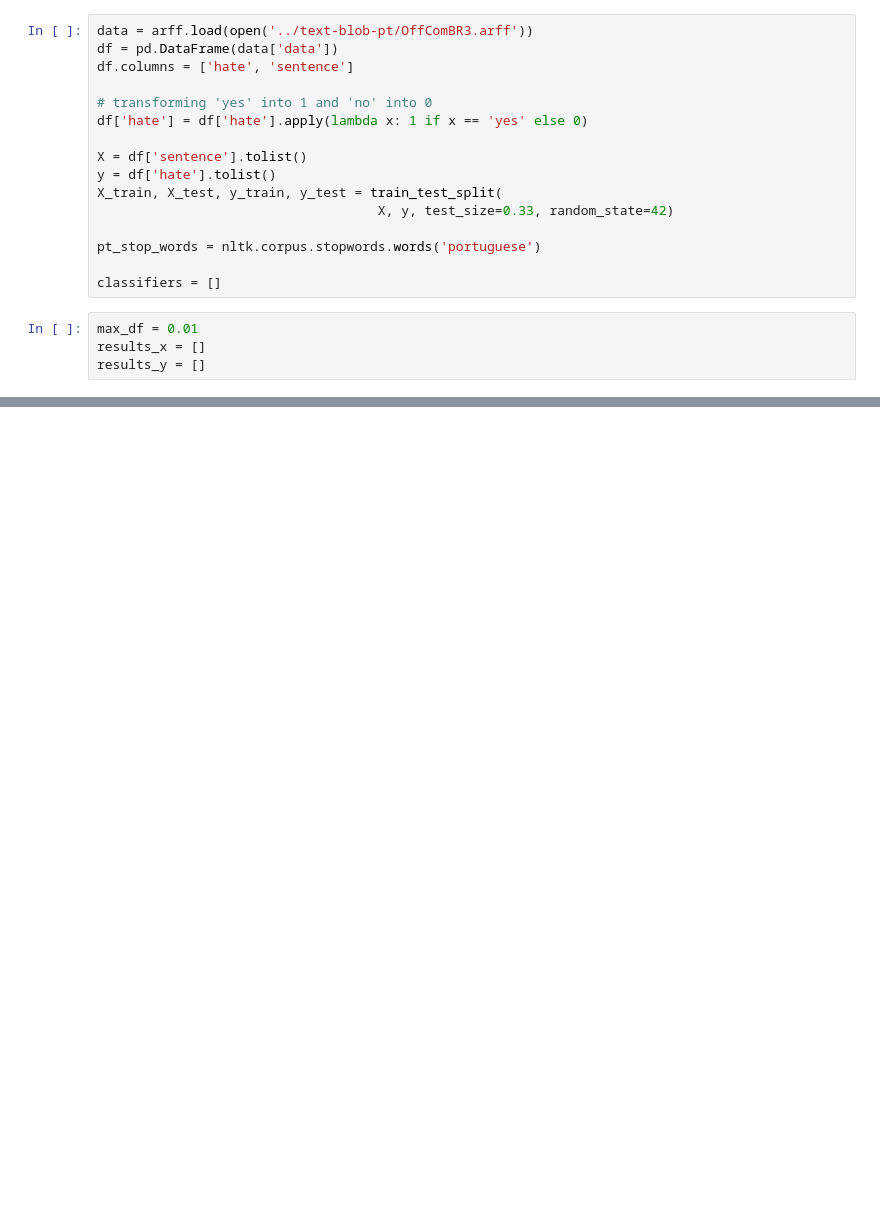
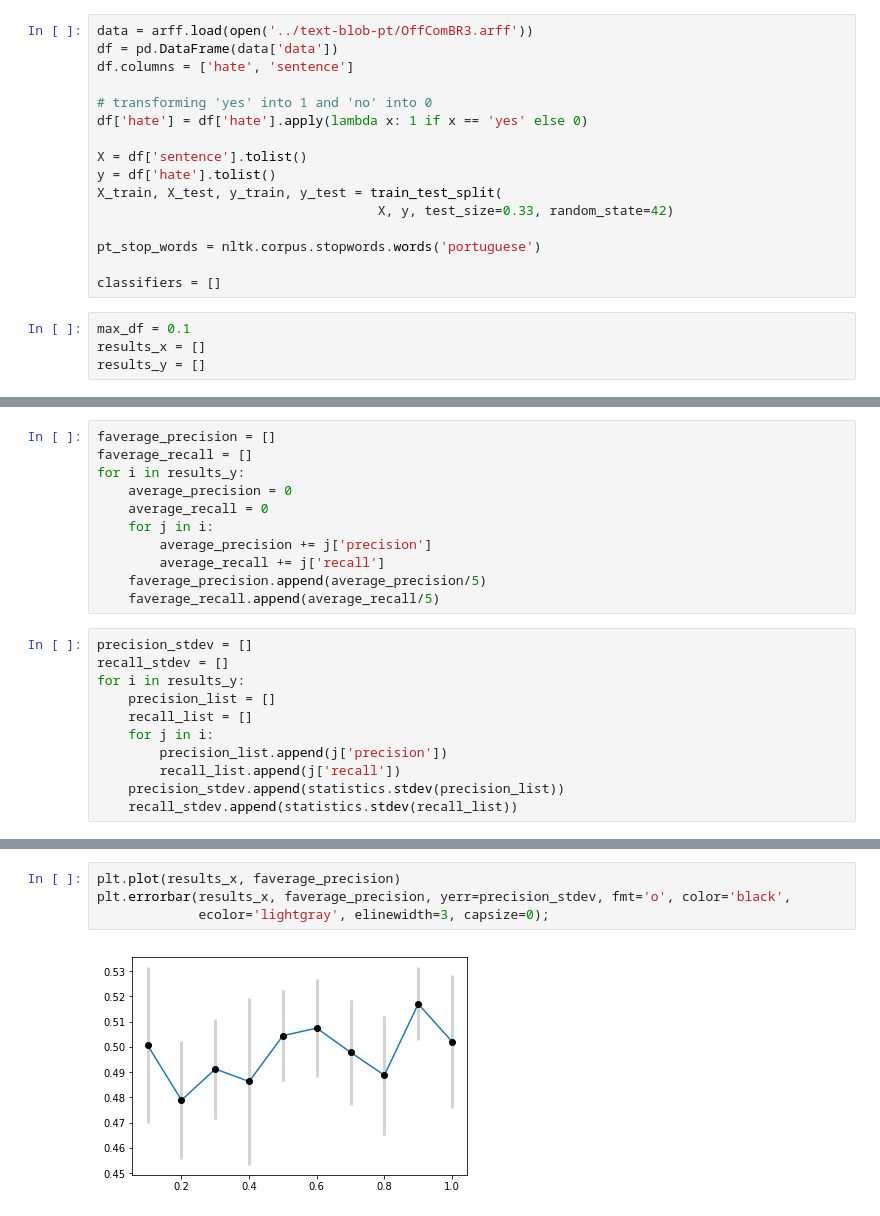
Before and after one commit to lucashm/tcc-1, a Jupyter notebook: voting-classifier/max_df.ipynb, the cells around one changed output, grey strips where cells are left out. Saved outputs shown, nothing was run; the diff lists cells and outputs as text; blank space fills up the shorter version.

Commit message:
Remake max_df graphics

```diff
--- a/voting-classifier/max_df.ipynb
+++ b/voting-classifier/max_df.ipynb
@@ -48,7 +50,7 @@ pt_stop_words = nltk.corpus.stopwords.words('portuguese')
 
 classifiers = []
 # %%
-max_df = 0.01
+max_df = 0.1
 results_x = []
 results_y = []
 # %%
@@ -171,0 +139,22 @@ a = pickle.load(file_read)
+# %%
+faverage_precision = []
+faverage_recall = []
+for i in results_y:
+    average_precision = 0
+    average_recall = 0
+    for j in i:
+        average_precision += j['precision']
+        average_recall += j['recall']
+    faverage_precision.append(average_precision/5)
+    faverage_recall.append(average_recall/5)
+# %%
+precision_stdev = []
+recall_stdev = []
+for i in results_y:
+    precision_list = []
+    recall_list = []
+    for j in i:
+        precision_list.append(j['precision'])
+        recall_list.append(j['recall'])
+    precision_stdev.append(statistics.stdev(precision_list))
+    recall_stdev.append(statistics.stdev(recall_list))
@@ -171,0 +172,6 @@ a = pickle.load(file_read)
+# %%
+plt.plot(results_x, faverage_precision)
+plt.errorbar(results_x, faverage_precision, yerr=precision_stdev, fmt='o', color='black',
+             ecolor='lightgray', elinewidth=3, capsize=0);
+# %% [output]
+[figure, added]
```
Also changed, not shown: parts of 11 cells of this notebook, 1 other file.
